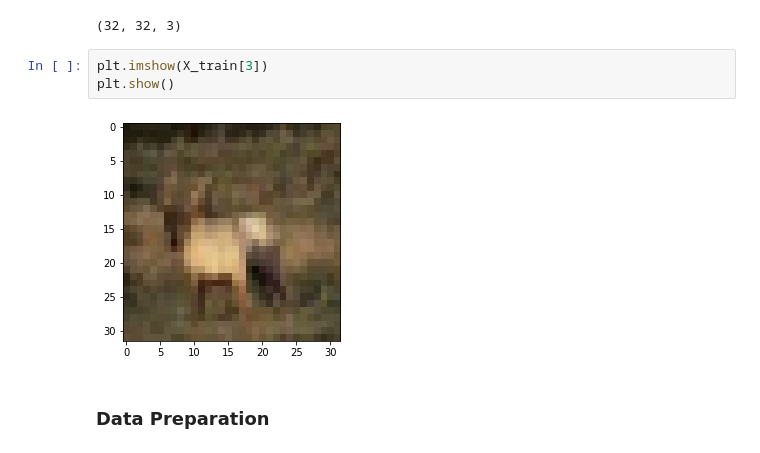
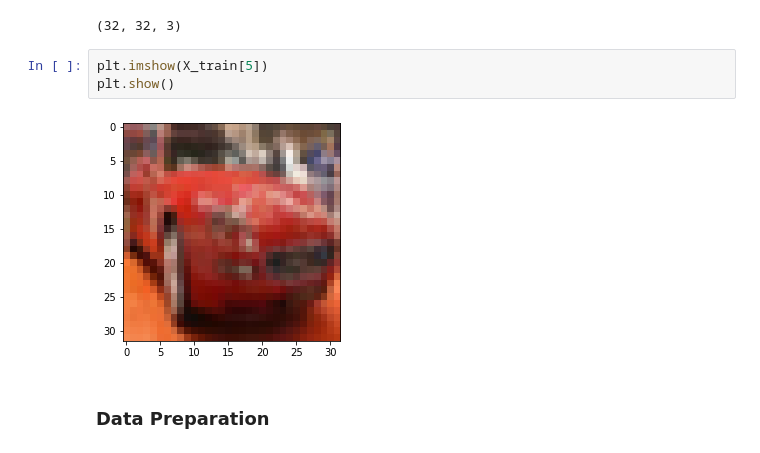
Before and after one commit to samantoz/dsc650, a Jupyter notebook: dsc650/assignments/assignment06/assignment_6.2a_cifar10.ipynb, the cells around one changed output. Drawn from its saved outputs; the diff is of its cells as text.

```diff
--- a/dsc650/assignments/assignment06/assignment_6.2a_cifar10.ipynb
+++ b/dsc650/assignments/assignment06/assignment_6.2a_cifar10.ipynb
@@ -49,10 +51,10 @@ X_train[1].shape
 # %% [output]
 (32, 32, 3)
 # %%
-plt.imshow(X_train[3])
+plt.imshow(X_train[5])
 plt.show()
 # %% [output]
-[figure, old version]
+[figure, new version]
 # %% [markdown]
 ### Data Preparation
 # %%
```
Also changed, not shown: parts of 7 cells of this notebook, 2 other files.
